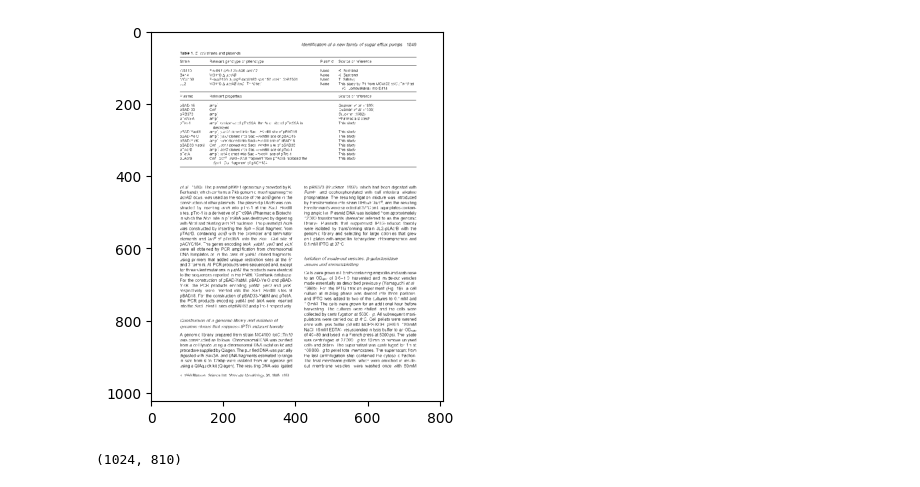
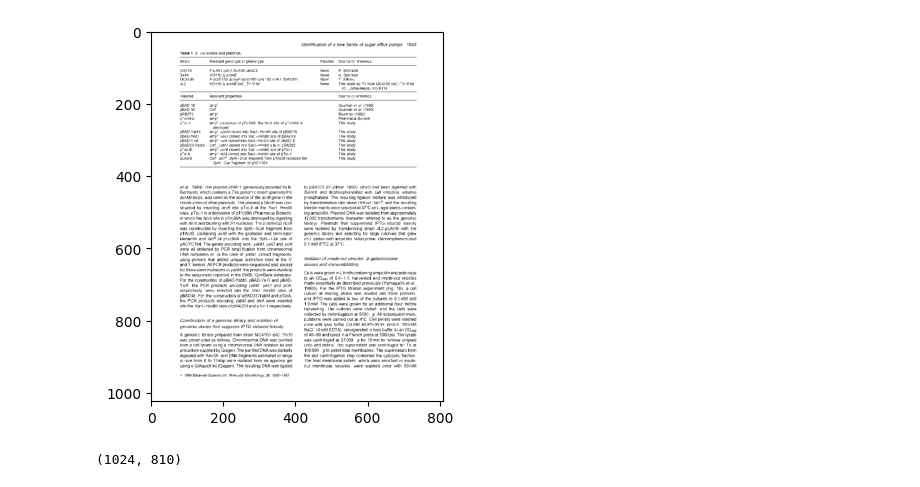
Before and after one commit to sushprova/Figure-Extraction, a Jupyter notebook: Line_gap.ipynb, the cells around one changed output. Saved outputs shown, nothing was run; the diff lists cells and outputs as text; code cells hidden in the pictures.

```diff
--- a/Line_gap.ipynb
+++ b/Line_gap.ipynb
@@ -7,15 +7,11 @@ img = cv2.imread('paper2.png')
 imgray = cv2.cvtColor(img, cv2.COLOR_BGR2GRAY)
 # %%
-img = cv2.imread('paper2.png')
-imgray = cv2.cvtColor(img, cv2.COLOR_BGR2GRAY)
-
-
-ret, thresh = cv2.threshold(imgray, 130, 255, cv2.THRESH_BINARY)
+ret, thresh = cv2.threshold(imgray, 150, 255, cv2.THRESH_BINARY)
 
 plt.imshow(thresh, cmap='gray')
 plt.show()
 # %% [output]
-[figure, old version]
+[figure, new version]
 # %%
 array = np.array(thresh)
 # %%
```
Also changed, not shown: parts of 7 cells of this notebook.
